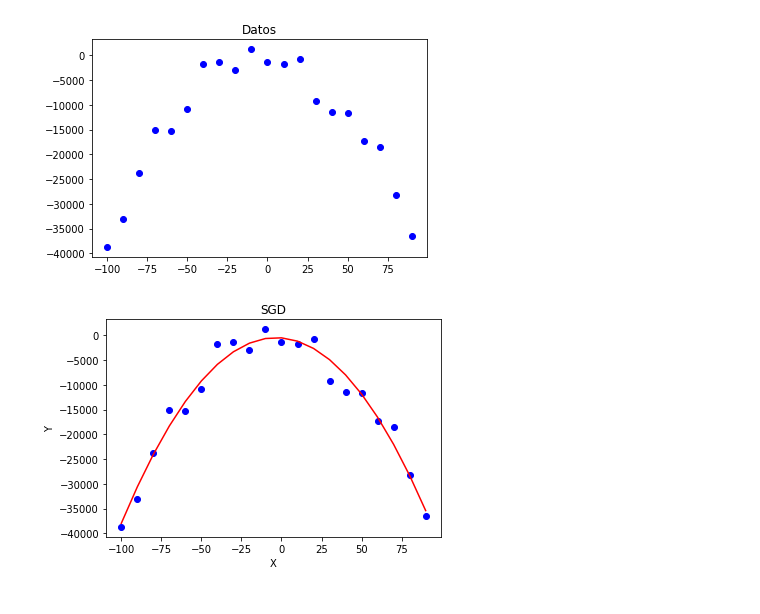
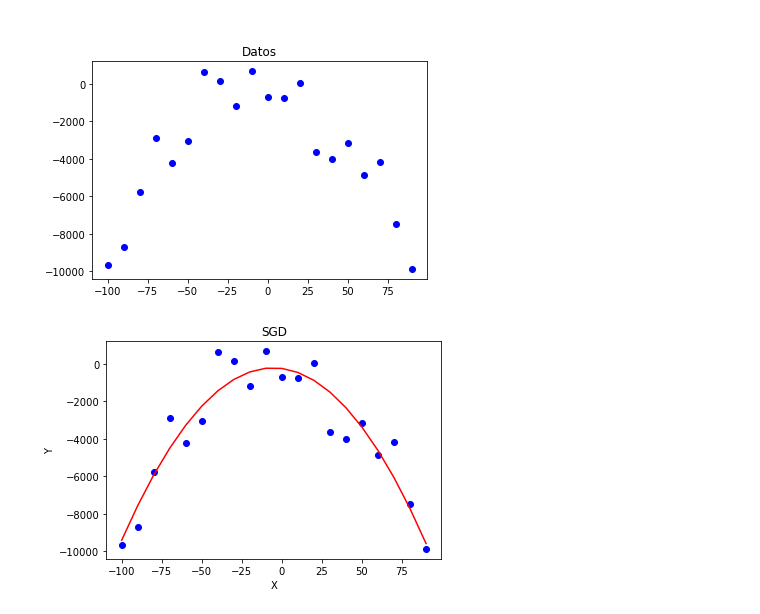
Before and after one commit to Oks11111/TP_entrega_DL, a Jupyter notebook: Tp2.ipynb, the cells around one changed output. Cells and saved outputs as stored; diff of their text form; code cells hidden in the pictures.

```diff
--- a/Tp2.ipynb
+++ b/Tp2.ipynb
@@ -5,18 +19,20 @@ np.random.seed(seed=42)
+# %% [markdown]
+>
 # %%
 def f(x):
     np.random.seed(42)
-    a1=-4
-    a2=2
+    a1=-1
+    a2=-2
     a3=3
-    y = a2*x + a1*x**2 + a3*1000*np.random.randn(x.shape[0])
+    y = a1*(x + a2)**2 + a3*500*np.random.randn(x.shape[0])
     return y
 
 X = np.array(np.arange(-100, 100, 10) )
-y = f(X)
-plt.scatter(X,y,label='data', color='blue')
+Y = f(X)
+plt.scatter(X,Y,label='data', color='blue')
 plt.title('Datos');
 # %% [output]
-[figure, old version]
+[figure, new version]
 # %%
 class PolynomailRegression() :
 
@@ -70,27 +103,18 @@ class PolynomailRegression() :
 		X_normalize = self.normalize( X_transform )
 		return np.dot( X_normalize, self.W )
 # %%
-# Create dataset
-np.random.seed(42)
-a1=-4
-a2=2
-a3=3
-X = np.arange(-100, 100, 10)
-Y = a2*X + a1*X**2 + a3*1000*np.random.randn(X.shape[0])
-
-
 # model training
 
-model = PolynomailRegression( degree = 2, learning_rate = 0.01, iterations = 500 )
+model = PolynomailRegression( degree = 2, learning_rate = 0.001, iterations = 10000 )
 model.fit( X, Y )
 # Prediction on training set
 Y_pred = model.predict( X )
 # Visualization
 plt.scatter( X, Y, color = 'b' )
 plt.plot( X, Y_pred, color = 'r' )
 plt.title( 'SGD' )
 plt.xlabel( 'X' )
 plt.ylabel( 'Y' )
 plt.show()
 # %% [output]
-[figure, old version]
+[figure, new version]
```
Also changed, not shown: parts of 3 cells of this notebook, 1 other file.
